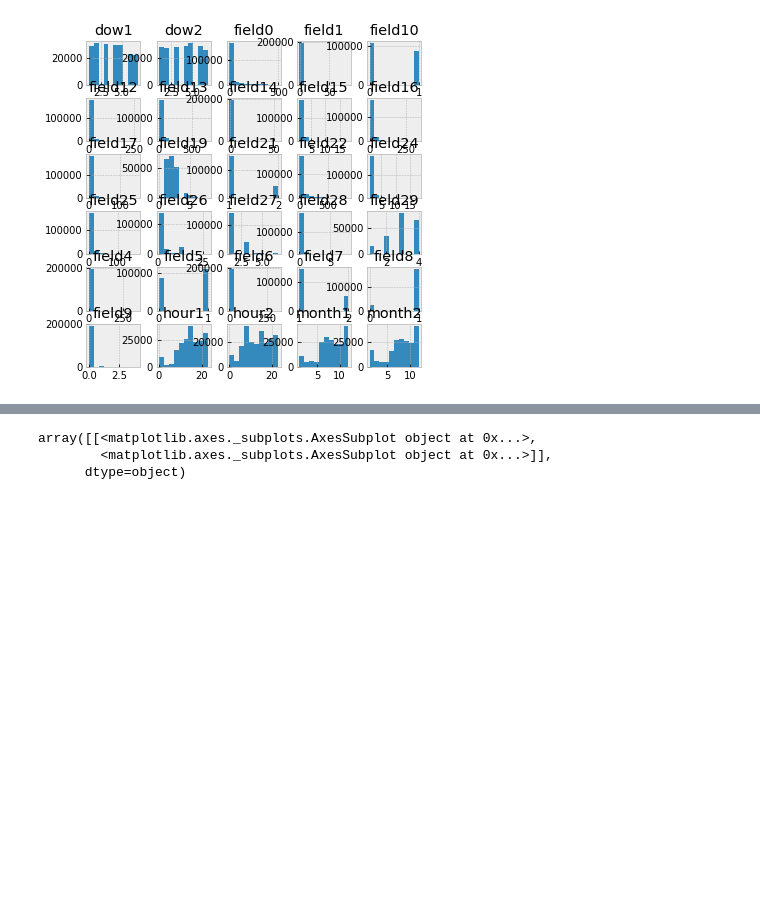
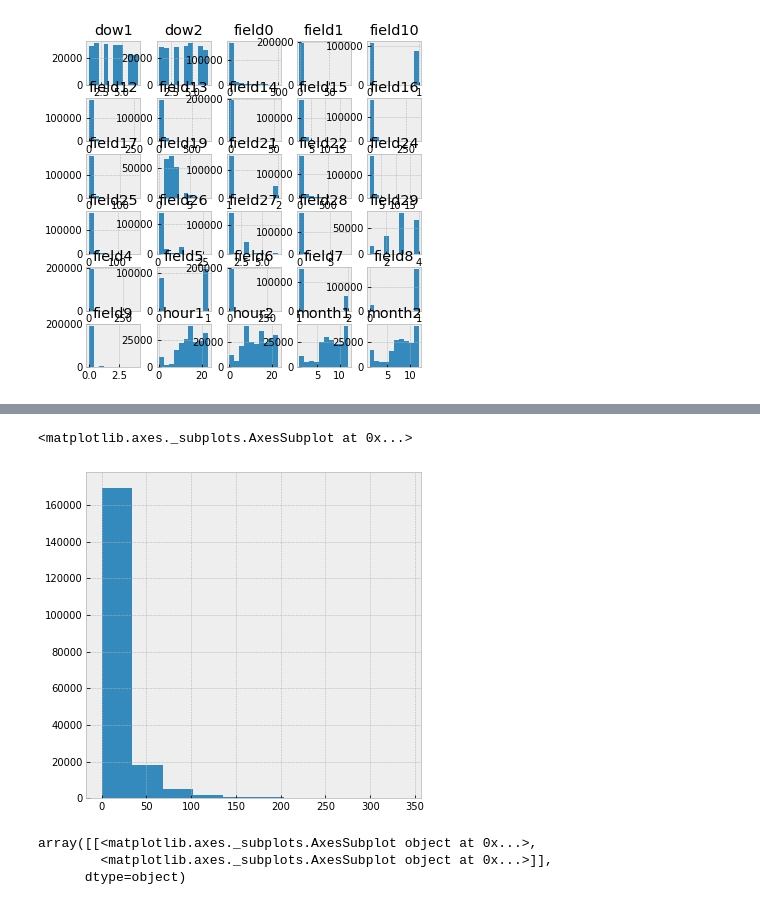
Before and after one commit to andygoosh/OneTwoTrip-Contest, a Jupyter notebook: workinprogress.ipynb, the cells around one changed output, grey strips where cells are left out. Cells and saved outputs as stored; diff of their text form; code cells hidden in the pictures; blank space fills up the shorter version.

```diff
--- a/workinprogress.ipynb
+++ b/workinprogress.ipynb
@@ -136,3 +119,8 @@ X.describe()
+# %%
+X['field16'].hist()
+# %% [output]
+<matplotlib.axes._subplots.AxesSubplot at 0x...>
+[figure, added]
 # %%
 X[['field26','field26' ]].hist()
 # %% [output]
```
Also changed, not shown: parts of 5 cells of this notebook.
